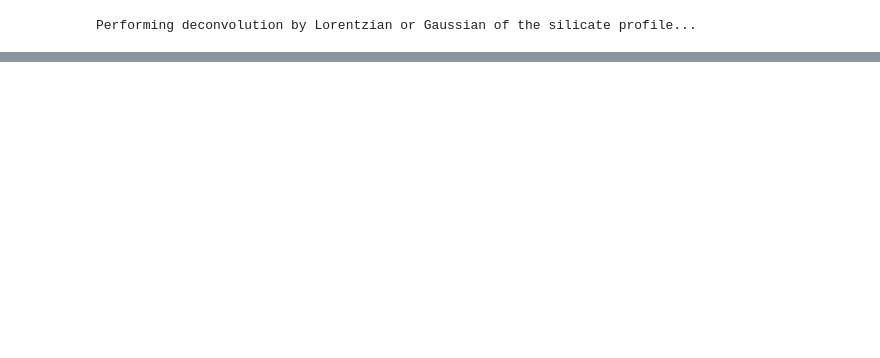
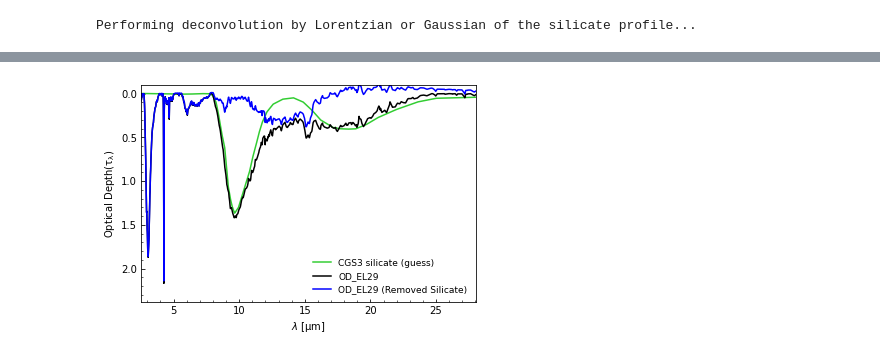
Before and after one commit to willastro/ifw_miri_gto_pstars, a Jupyter notebook: Tutorial 3 - Silicate removal - Elias 29.ipynb, the cells around one changed output, grey strips where cells are left out. Saved outputs shown, nothing was run; the diff lists cells and outputs as text; code cells hidden in the pictures; blank space fills up the shorter version.

```diff
--- a/Tutorial 3 - Silicate removal - Elias 29.ipynb
+++ b/Tutorial 3 - Silicate removal - Elias 29.ipynb
@@ -148,3 +79,0 @@ def extract_silicate(filename, xmin, xmax, npoints, silicate_guess_factor):
-# %%
-filename = 'OD_p1bb_p2_p3_interp.dat'
-extract_silicate(filename, 2.5, 20., 5000, 0.72)
@@ -154,0 +159,5 @@ OD_p1bb_p2_p3_interp.dat
+# %%
+filename = 'OD_EL29.dat'
+extract_silicate(filename, 2.5, 28., 5000, 1.0)
+# %% [output]
+[figure, added]
```
Also changed, not shown: parts of 5 cells of this notebook, 12 other files.
